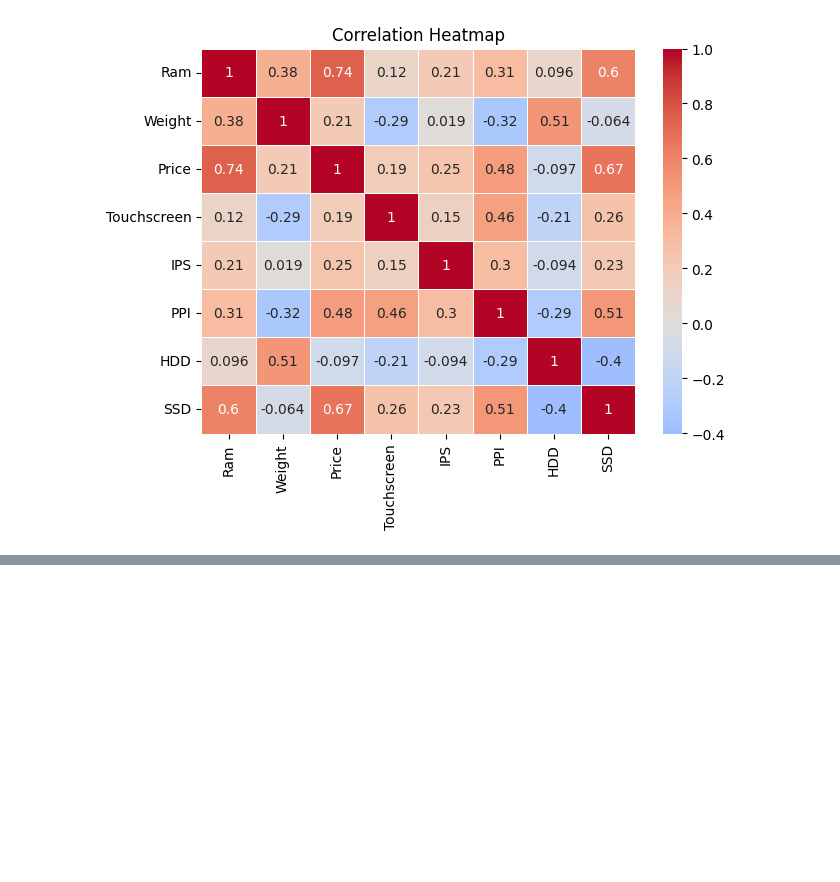
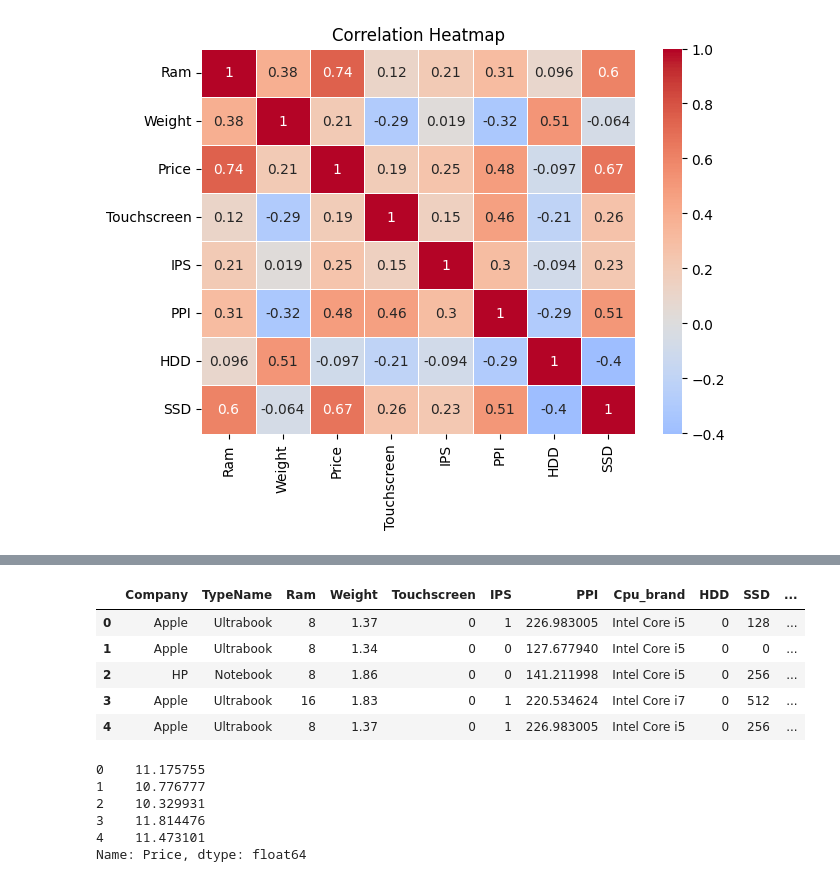
Before and after one commit to danishmeh/CampusX-ML, a Jupyter notebook: Laptop price prediction prooject/labtop.ipynb, the cells around one changed output, grey strips where cells are left out. Saved outputs shown, nothing was run; the diff lists cells and outputs as text; code cells hidden in the pictures; blank space fills up the shorter version.

```diff
--- a/Laptop price prediction prooject/labtop.ipynb
+++ b/Laptop price prediction prooject/labtop.ipynb
@@ -506,0 +535,21 @@ plt.show()
+# %%
+X = df.drop(columns='Price')
+y = np.log(df['Price'])
+# %%
+X.head()
+# %% [output]
+|  | Company | TypeName | Ram | Weight | Touchscreen | IPS | PPI | Cpu_brand | HDD | SSD | ... |
+| 0 | Apple | Ultrabook | 8 | 1.37 | 0 | 1 | 226.983005 | Intel Core i5 | 0 | 128 | ... |
+| 1 | Apple | Ultrabook | 8 | 1.34 | 0 | 0 | 127.677940 | Intel Core i5 | 0 | 0 | ... |
+| 2 | HP | Notebook | 8 | 1.86 | 0 | 0 | 141.211998 | Intel Core i5 | 0 | 256 | ... |
+| 3 | Apple | Ultrabook | 16 | 1.83 | 0 | 1 | 220.534624 | Intel Core i7 | 0 | 512 | ... |
+| 4 | Apple | Ultrabook | 8 | 1.37 | 0 | 1 | 226.983005 | Intel Core i5 | 0 | 256 | ... |
+# %%
+y.head()
+# %% [output]
+0    11.175755
+1    10.776777
+2    10.329931
+3    11.814476
+4    11.473101
+Name: Price, dtype: float64
```
Also changed, not shown: parts of 6 cells of this notebook.
